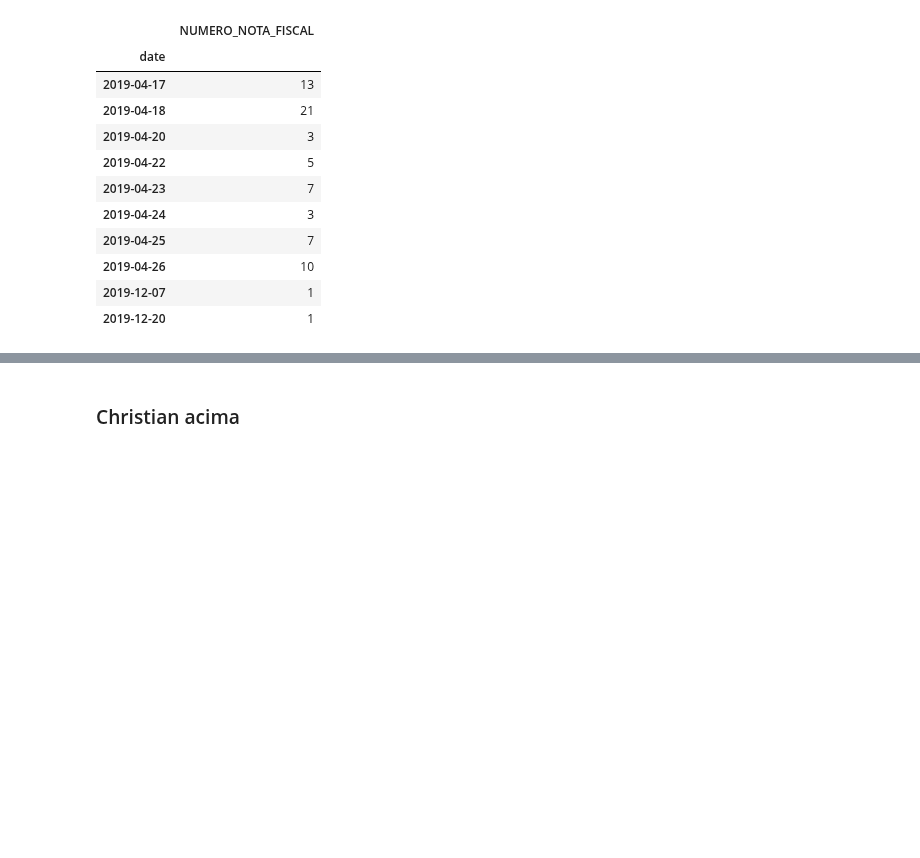
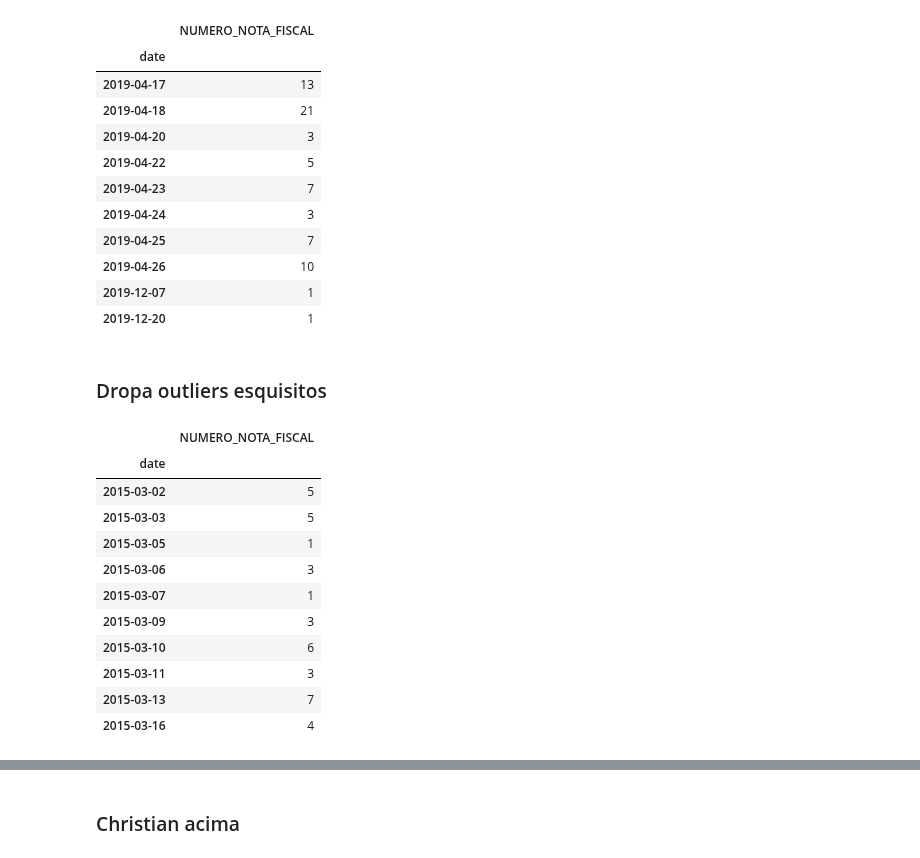
Before and after one commit to equipepontozip/sonic-the-movie, a Jupyter notebook: exploratoria/exploratoria-vendas.ipynb, the cells around one changed output, grey strips where cells are left out. Saved outputs shown, nothing was run; the diff lists cells and outputs as text; code cells hidden in the pictures; blank space fills up the shorter version.

```diff
--- a/exploratoria/exploratoria-vendas.ipynb
+++ b/exploratoria/exploratoria-vendas.ipynb
@@ -236,4 +236,22 @@ gp_modelo_date[-10:]
 | 2019-04-26 | 10 |
 | 2019-12-07 | 1 |
 | 2019-12-20 | 1 |
+# %% [markdown]
+### Dropa outliers esquisitos
+# %%
+gp_modelo_date = gp_modelo_date[1:]
+gp_modelo_date[:10]
+# %% [output]
+|  | NUMERO_NOTA_FISCAL |
+| date |  |
+| 2015-03-02 | 5 |
+| 2015-03-03 | 5 |
+| 2015-03-05 | 1 |
+| 2015-03-06 | 3 |
+| 2015-03-07 | 1 |
+| 2015-03-09 | 3 |
+| 2015-03-10 | 6 |
+| 2015-03-11 | 3 |
+| 2015-03-13 | 7 |
+| 2015-03-16 | 4 |
 # %%
```
Also changed, not shown: parts of 8 cells of this notebook.
